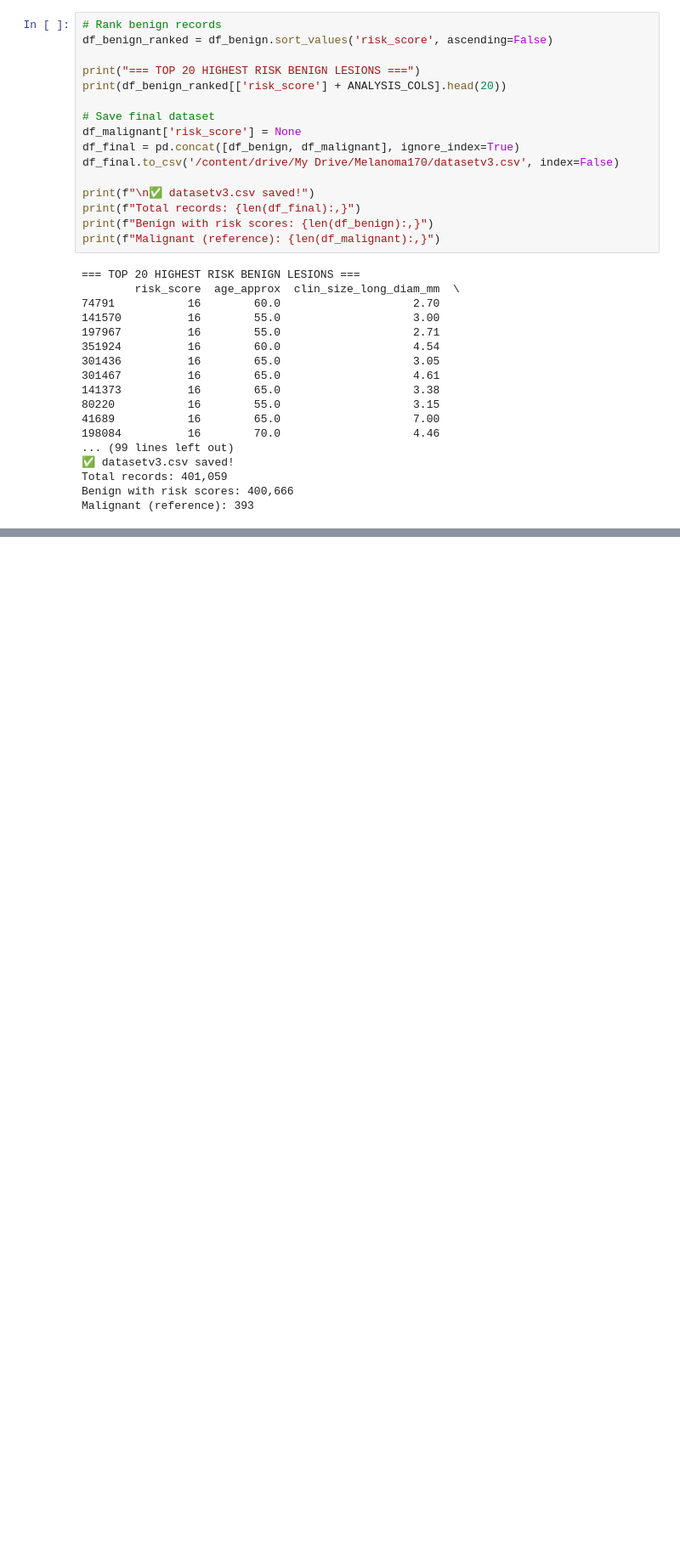
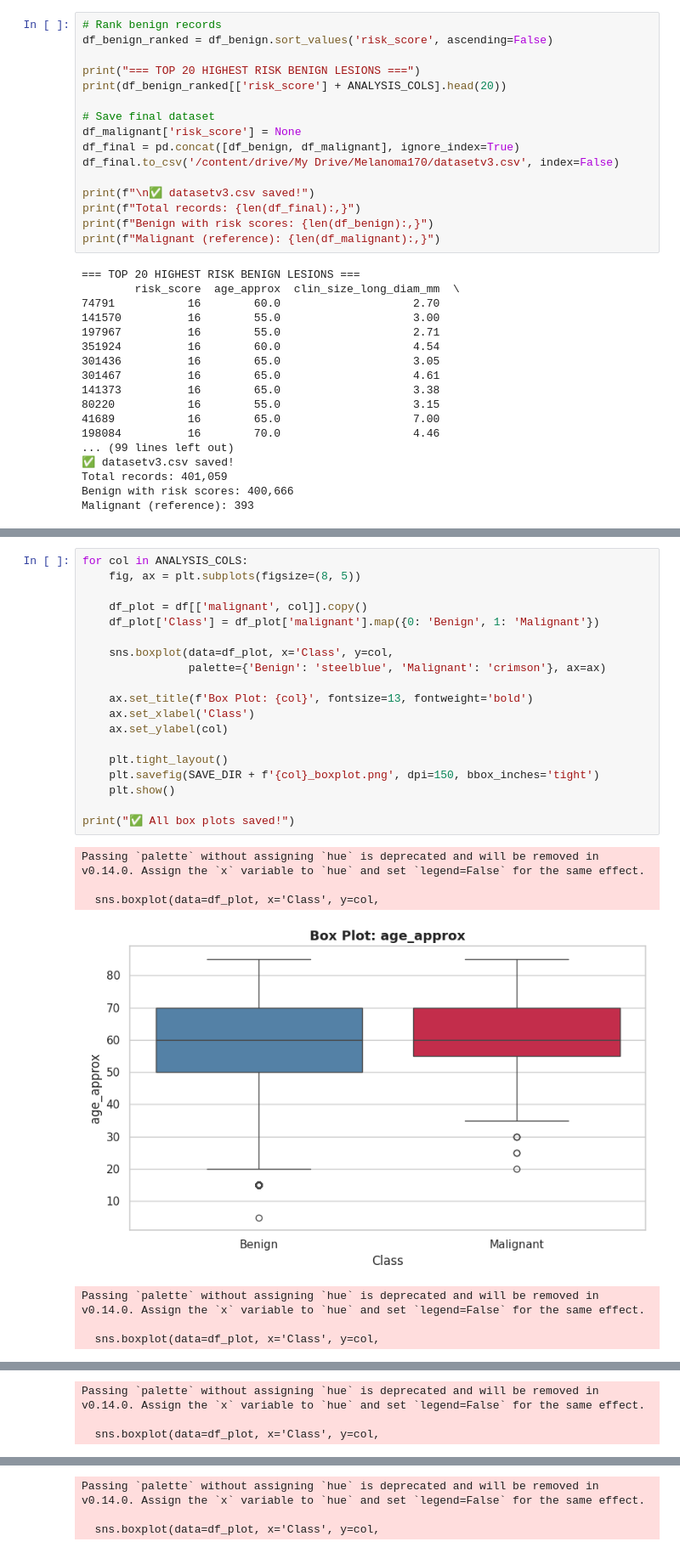
Before and after one commit to crammiee/170melanoma, a Jupyter notebook: 170melanoma.ipynb, the cells around one changed output, grey strips where cells are left out. Shown at 85% size. Drawn from its saved outputs; the diff is of its cells as text; blank space fills up the shorter version.

```diff
--- a/170melanoma.ipynb
+++ b/170melanoma.ipynb
@@ -413,0 +550,27 @@ Malignant (reference): 393
+# %%
+for col in ANALYSIS_COLS:
+    fig, ax = plt.subplots(figsize=(8, 5))
+
+    df_plot = df[['malignant', col]].copy()
+    df_plot['Class'] = df_plot['malignant'].map({0: 'Benign', 1: 'Malignant'})
+
+    sns.boxplot(data=df_plot, x='Class', y=col,
+                palette={'Benign': 'steelblue', 'Malignant': 'crimson'}, ax=ax)
+
+    ax.set_title(f'Box Plot: {col}', fontsize=13, fontweight='bold')
+    ax.set_xlabel('Class')
+    ax.set_ylabel(col)
+
+    plt.tight_layout()
+    plt.savefig(SAVE_DIR + f'{col}_boxplot.png', dpi=150, bbox_inches='tight')
+    plt.show()
+
+print("✅ All box plots saved!")
+# %% [output]
+Passing `palette` without assigning `hue` is deprecated and will be removed in v0.14.0. Assign the `x` variable to `hue` and set `legend=False` for the same effect.
+
+  sns.boxplot(data=df_plot, x='Class', y=col,
+[figure, added]
+Passing `palette` without assigning `hue` is deprecated and will be removed in v0.14.0. Assign the `x` variable to `hue` and set `legend=False` for the same effect.
+
+  sns.boxplot(data=df_plot, x='Class', y=col,
@@ -413,0 +578,3 @@ Malignant (reference): 393
+Passing `palette` without assigning `hue` is deprecated and will be removed in v0.14.0. Assign the `x` variable to `hue` and set `legend=False` for the same effect.
+
+  sns.boxplot(data=df_plot, x='Class', y=col,
@@ -413,0 +582,3 @@ Malignant (reference): 393
+Passing `palette` without assigning `hue` is deprecated and will be removed in v0.14.0. Assign the `x` variable to `hue` and set `legend=False` for the same effect.
+
+  sns.boxplot(data=df_plot, x='Class', y=col,
```
Also changed, not shown: parts of 16 cells of this notebook.
